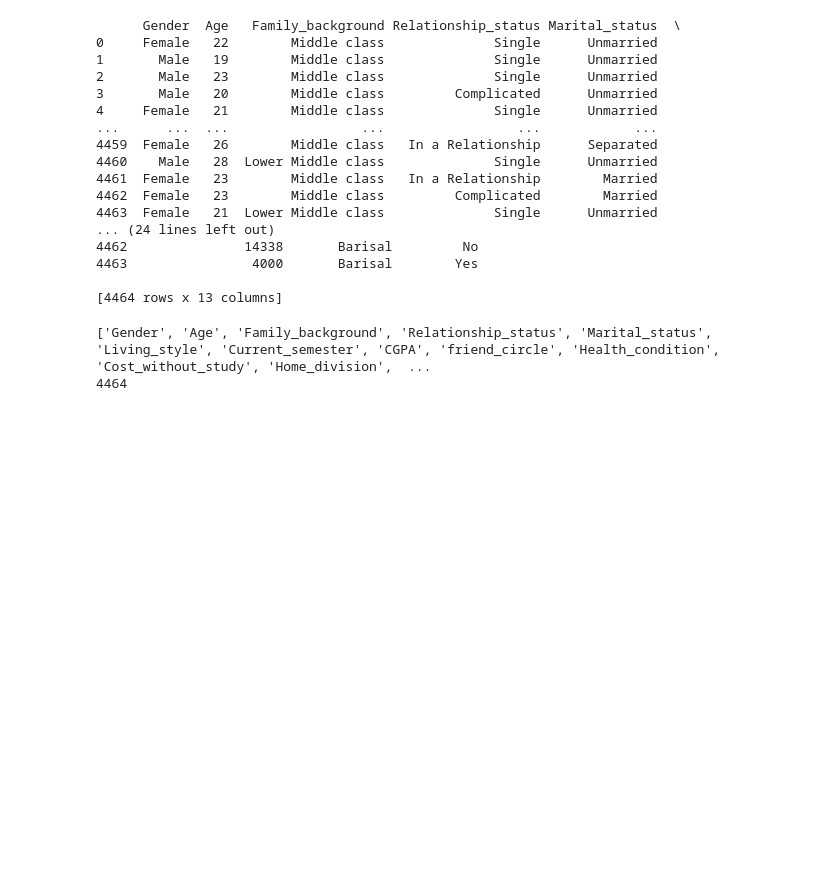
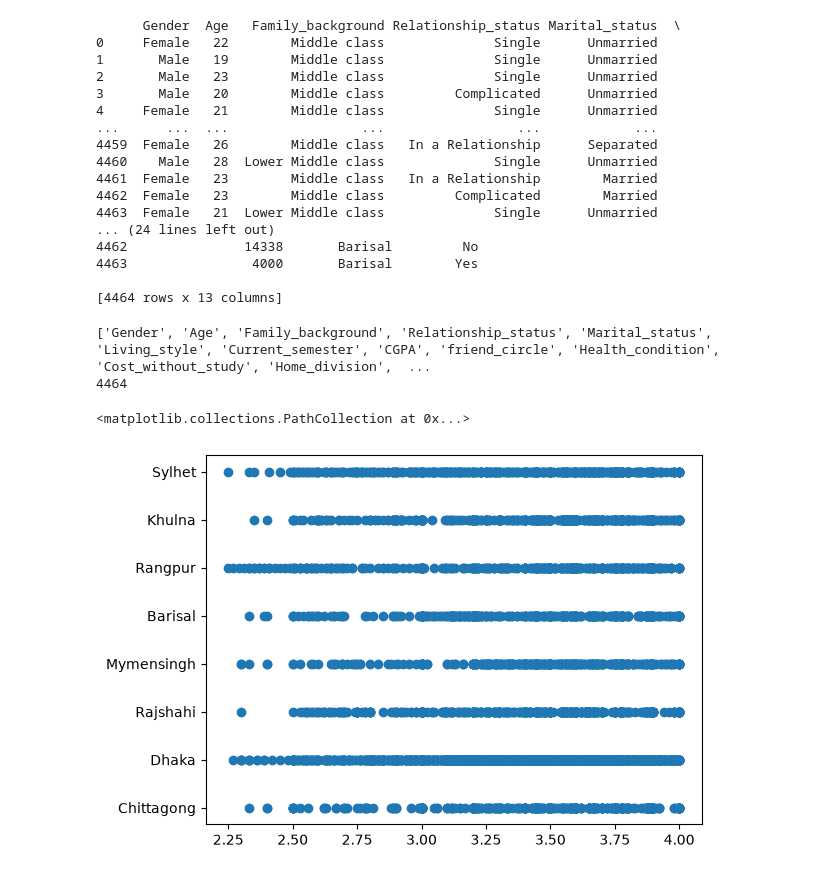
Before and after one commit to Jappieboef/Student_depression_classifier-, a Jupyter notebook: working_notebook.ipynb, the cells around one changed output. Drawn from its saved outputs; the diff is of its cells as text; code cells hidden in the pictures; blank space fills up the shorter version.

Commit message:
added a few data visuals

```diff
--- a/working_notebook.ipynb
+++ b/working_notebook.ipynb
@@ -42,8 +43,12 @@ print(data)
 # %%
 lst_features =list(data.columns)
 len_of_data = data['Gender'].count()
 print(lst_features)
 print(len_of_data)
+
+plt.scatter(data["CGPA"],data["Home_division"])
 # %% [output]
 ['Gender', 'Age', 'Family_background', 'Relationship_status', 'Marital_status', 'Living_style', 'Current_semester', 'CGPA', 'friend_circle', 'Health_condition', 'Cost_without_study', 'Home_division',  ...
 4464
+<matplotlib.collections.PathCollection at 0x...>
+[figure, added]
```
Also changed, not shown: parts of 2 cells of this notebook.
